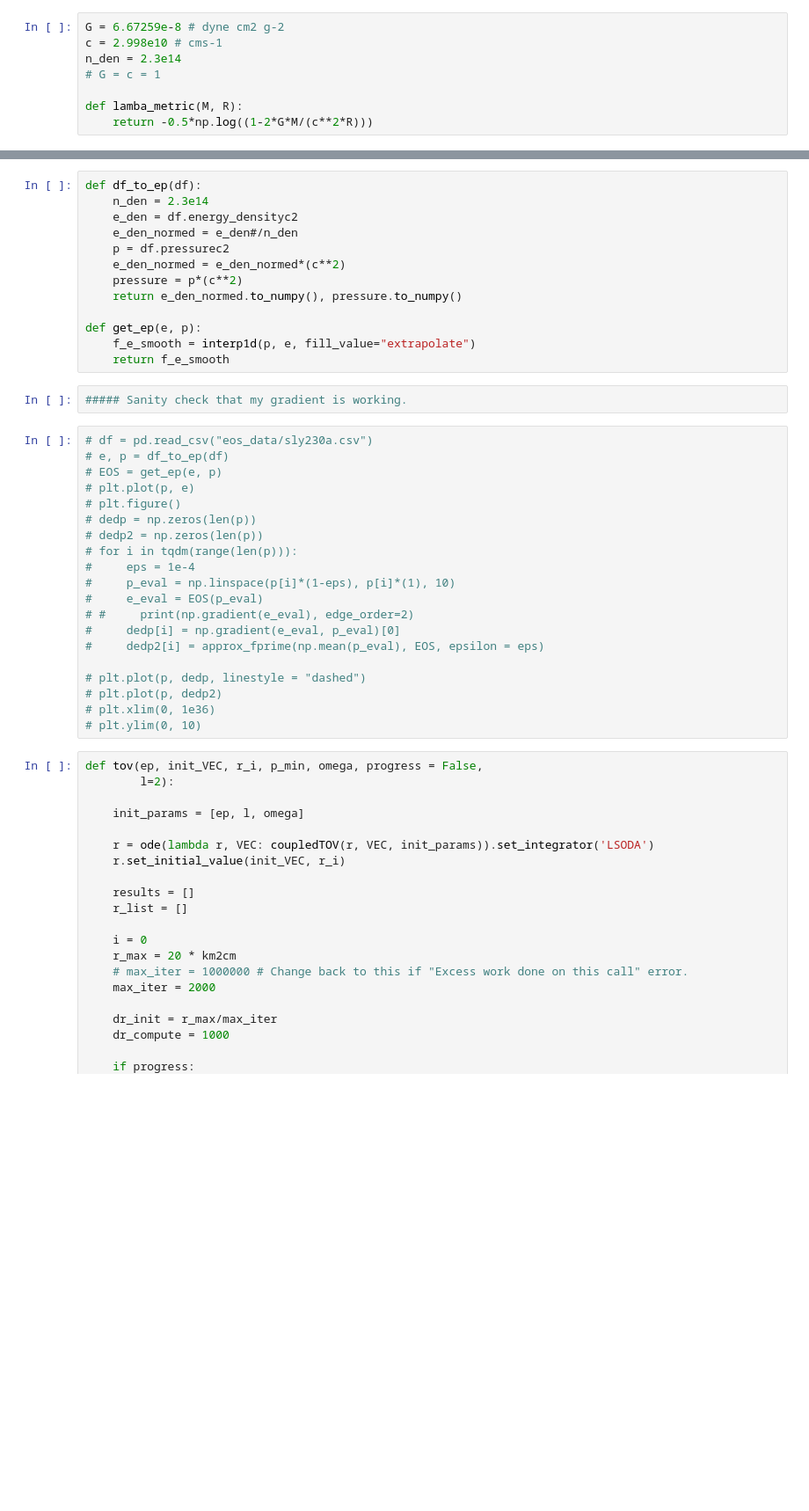
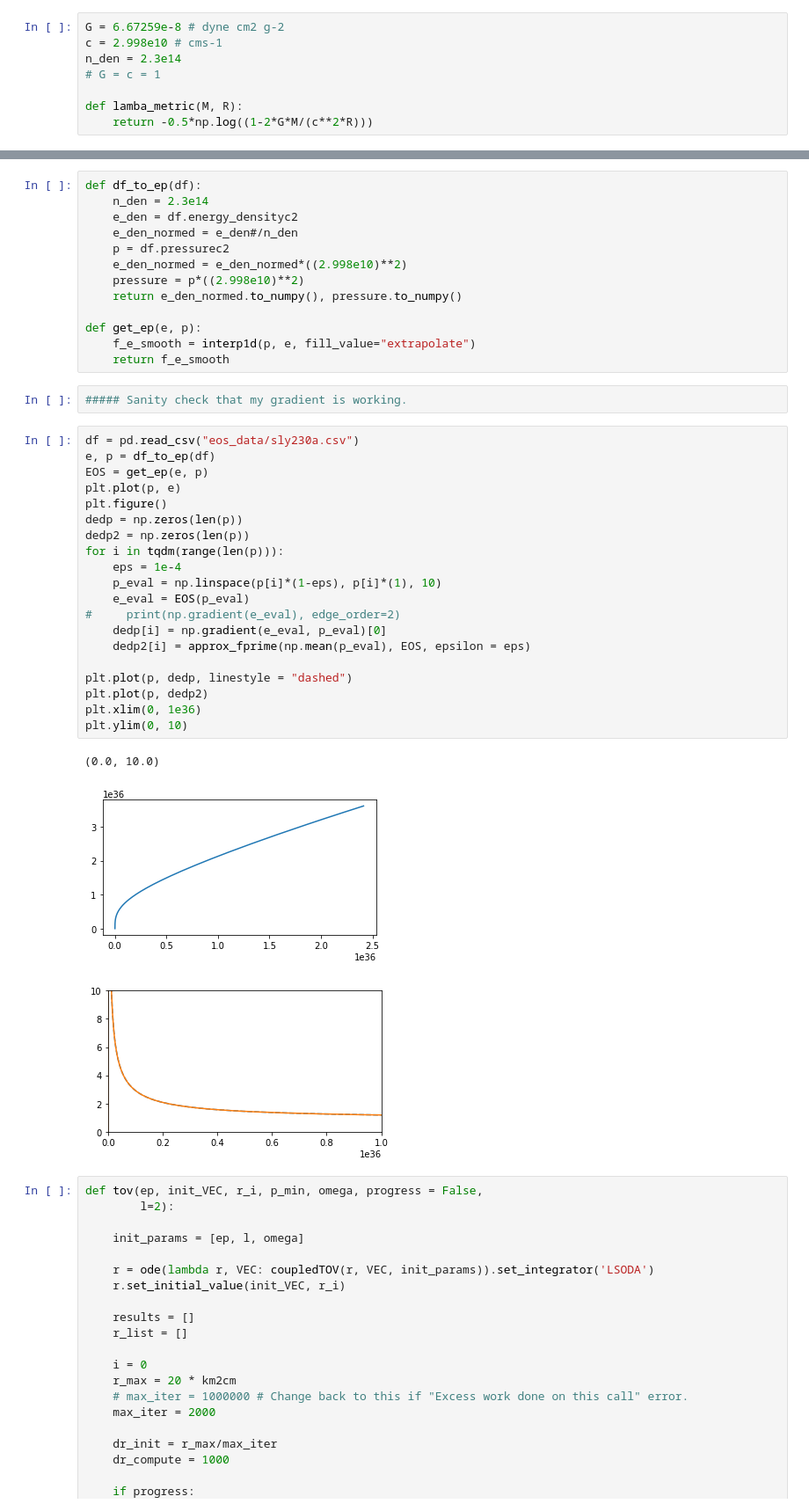
Before and after one commit to utkarsh7236/fmodes, a Jupyter notebook: cowling_approximation.ipynb, the cells around one changed output, grey strips where cells are left out. Shown: that part at 88% size. Saved outputs shown, nothing was run; the diff lists cells and outputs as text; blank space fills up the shorter version.

```diff
--- a/cowling_approximation.ipynb
+++ b/cowling_approximation.ipynb
@@ -114,8 +118,8 @@ def df_to_ep(df):
     e_den = df.energy_densityc2
     e_den_normed = e_den#/n_den
     p = df.pressurec2
-    e_den_normed = e_den_normed*(c**2)
-    pressure = p*(c**2)
+    e_den_normed = e_den_normed*((2.998e10)**2)
+    pressure = p*((2.998e10)**2)
     return e_den_normed.to_numpy(), pressure.to_numpy()
 
 def get_ep(e, p):
@@ -124,25 +128,29 @@ def get_ep(e, p):
 # %%
 ##### Sanity check that my gradient is working.
 # %%
-# df = pd.read_csv("eos_data/sly230a.csv")
-# e, p = df_to_ep(df)
-# EOS = get_ep(e, p)
-# plt.plot(p, e)
-# plt.figure()
-# dedp = np.zeros(len(p))
-# dedp2 = np.zeros(len(p))
-# for i in tqdm(range(len(p))):
-#     eps = 1e-4
-#     p_eval = np.linspace(p[i]*(1-eps), p[i]*(1), 10)
-#     e_eval = EOS(p_eval)
-# #     print(np.gradient(e_eval), edge_order=2)
-#     dedp[i] = np.gradient(e_eval, p_eval)[0]
-#     dedp2[i] = approx_fprime(np.mean(p_eval), EOS, epsilon = eps)
+df = pd.read_csv("eos_data/sly230a.csv")
+e, p = df_to_ep(df)
+EOS = get_ep(e, p)
+plt.plot(p, e)
+plt.figure()
+dedp = np.zeros(len(p))
+dedp2 = np.zeros(len(p))
+for i in tqdm(range(len(p))):
+    eps = 1e-4
+    p_eval = np.linspace(p[i]*(1-eps), p[i]*(1), 10)
+    e_eval = EOS(p_eval)
+#     print(np.gradient(e_eval), edge_order=2)
+    dedp[i] = np.gradient(e_eval, p_eval)[0]
+    dedp2[i] = approx_fprime(np.mean(p_eval), EOS, epsilon = eps)
 
-# plt.plot(p, dedp, linestyle = "dashed")
-# plt.plot(p, dedp2)
-# plt.xlim(0, 1e36)
-# plt.ylim(0, 10)
+plt.plot(p, dedp, linestyle = "dashed")
+plt.plot(p, dedp2)
+plt.xlim(0, 1e36)
+plt.ylim(0, 10)
+# %% [output]
+(0.0, 10.0)
+[figure, added]
+[figure, added]
 # %%
 def tov(ep, init_VEC, r_i, p_min, omega, progress = False,
         l=2):
```
Also changed, not shown: parts of 9 cells of this notebook, 1 other file.
